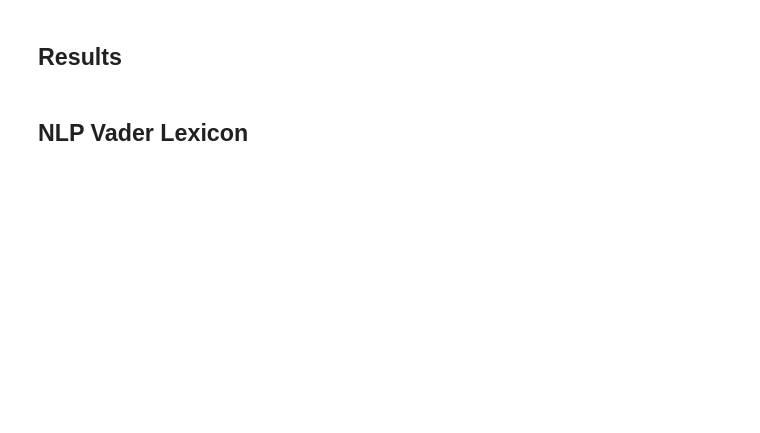
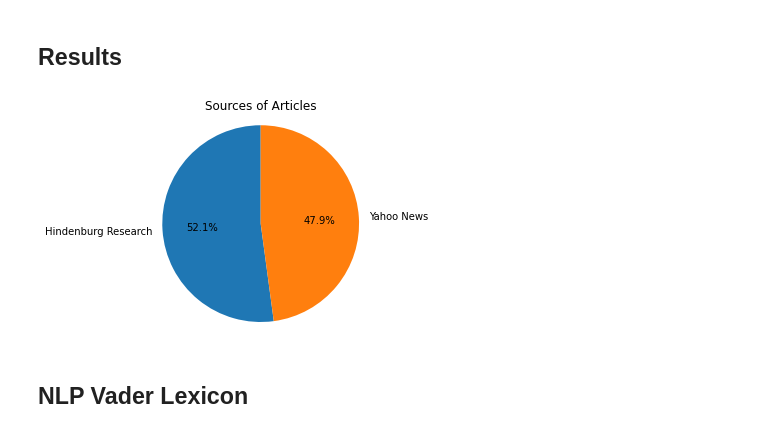
Before and after one commit to udaykumar1997/Deep-Learning-for-Sentiment-Analysis-of-Financial-News, a Jupyter notebook: Main.ipynb, the cells around one changed output. Drawn from its saved outputs; the diff is of its cells as text; code cells hidden in the pictures; blank space fills up the shorter version.

```diff
--- a/Main.ipynb
+++ b/Main.ipynb
@@ -431,12 +355,13 @@ plt.show()
 # %%
-import matplotlib.pyplot as plt
-
-source_counts = result['source'].value_counts()
+source_counts = df['source'].value_counts()
 labels = source_counts.index.tolist()
 sizes = source_counts.values.tolist()
 
 fig1, ax1 = plt.subplots()
 ax1.pie(sizes, labels=labels, autopct='%1.1f%%', startangle=90)
 ax1.axis('equal')  # Equal aspect ratio ensures that pie is drawn as a circle.
+ax1.set_facecolor('white')
 plt.title('Sources of Articles')
 plt.show()
+# %% [output]
+[figure, added]
```
Also changed, not shown: parts of 38 cells of this notebook, 19 other files.
